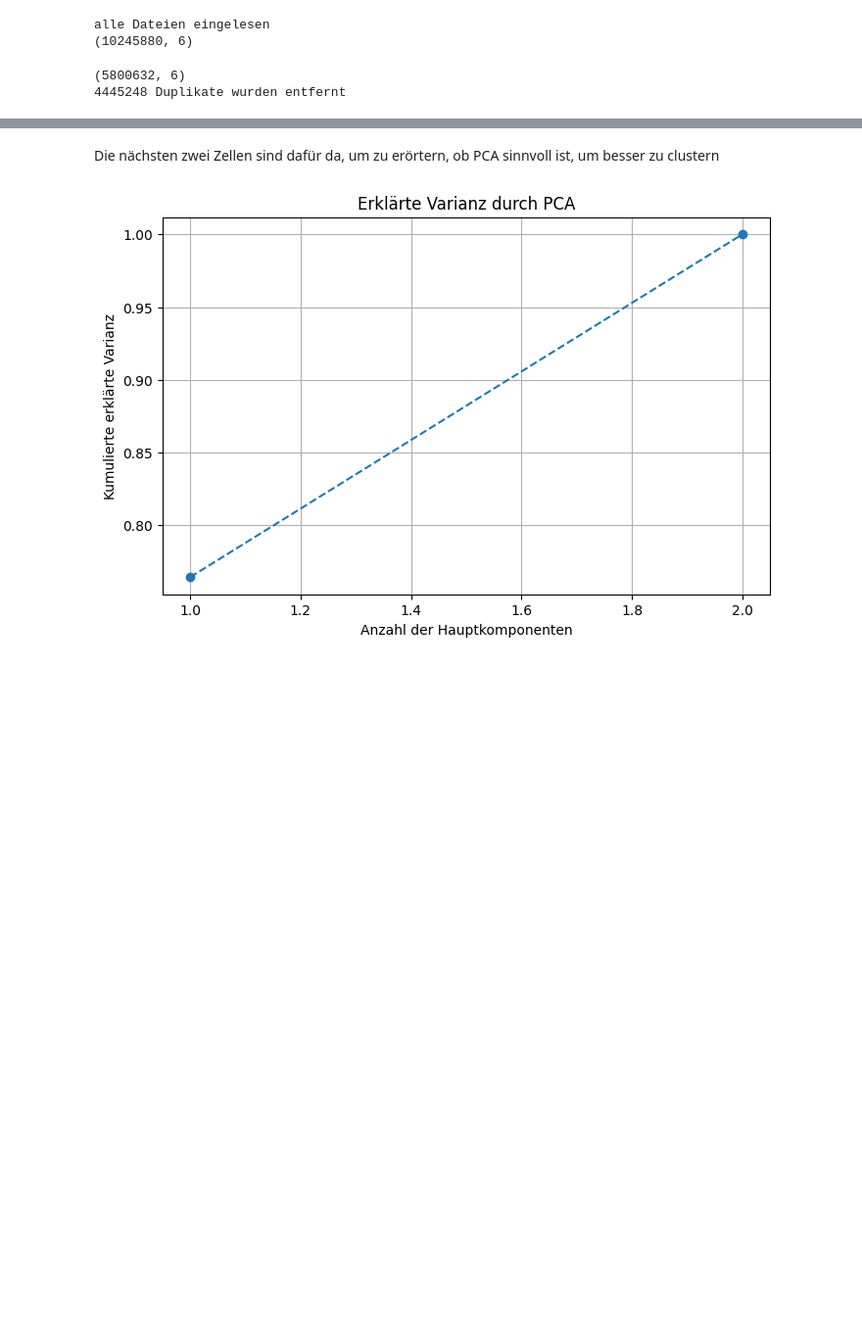
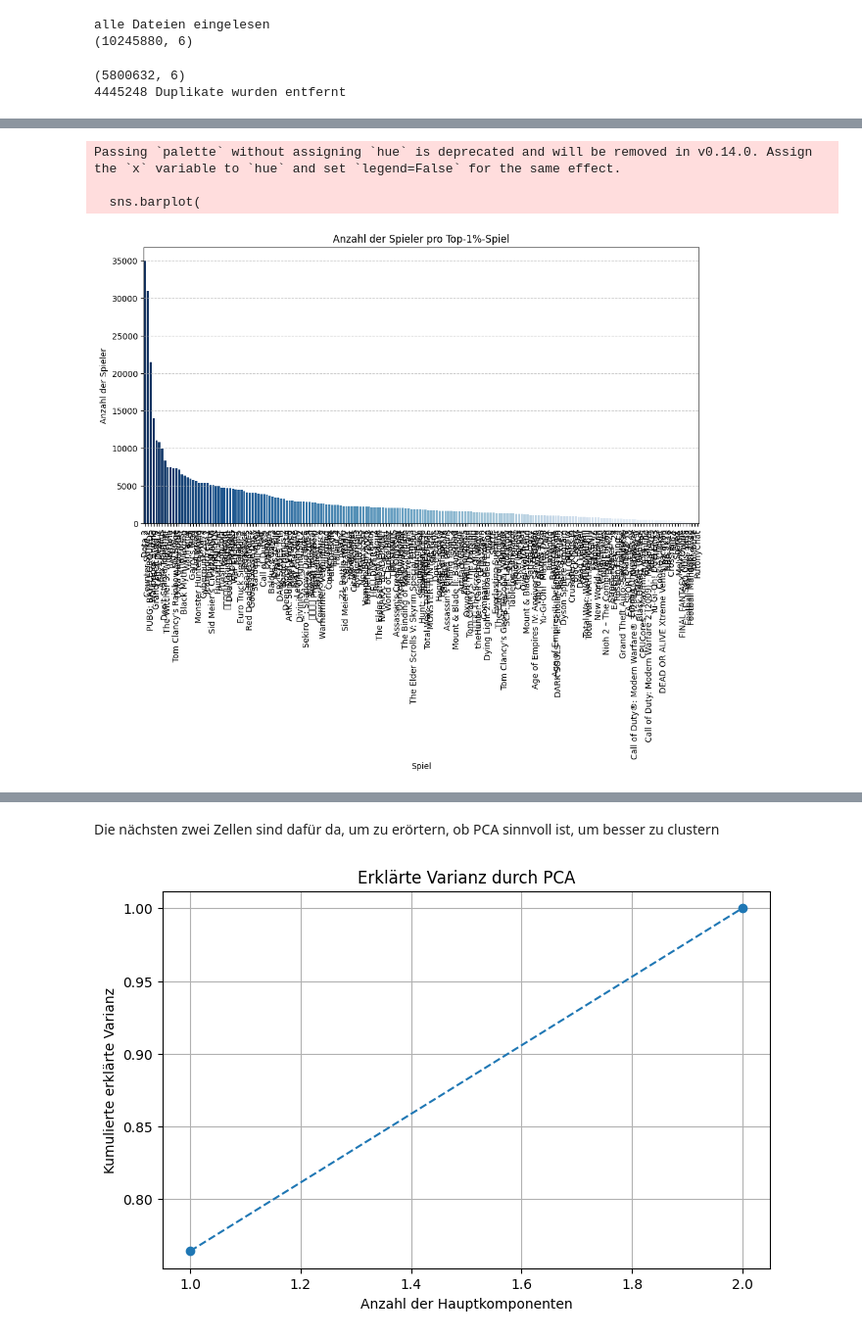
Before and after one commit to PaulUrs99/WebMining_final, a Jupyter notebook: Lucian/og_analysis_generate_final_dataset_substantial_players.ipynb, the cells around one changed output, grey strips where cells are left out. Shown: that part at 98% size. Drawn from its saved outputs; the diff is of its cells as text; code cells hidden in the pictures; blank space fills up the shorter version.

```diff
--- a/Lucian/og_analysis_generate_final_dataset_substantial_players.ipynb
+++ b/Lucian/og_analysis_generate_final_dataset_substantial_players.ipynb
@@ -126,0 +245,16 @@ print(df.shape)
+# %%
+# Obergrenze für die meistgespielten 1% der Spiele setzen
+upper_threshold = game_playtime['playtime_forever'].quantile(0.99)
+
+# Liste der Spiele, die in den oberen 1% liegen
+top_1_percent_games = game_playtime[game_playtime['playtime_forever'] >= upper_threshold]['appid']
+
+# Anzahl der Spieler pro Top-1%-Spiel berechnen & sortieren
+top_1_percent_player_counts_sorted = df_filtered_games[df_filtered_games['appid'].isin(top_1_percent_games)] \
+    .groupby('appid')['steam_64_id'].nunique().reset_index() \
+    .rename(columns={'steam_64_id': 'player_count'}) \
+    .sort_values(by='player_count', ascending=False)
+
+# Ergebnisse anzeigen
+print(upper_threshold)
+print(top_1_percent_player_counts_sorted)
@@ -126,0 +277,29 @@ print(df.shape)
+# %%
+import matplotlib.pyplot as plt
+import seaborn as sns
+
+# Spielnamen zur Top-1%-Spielerzahl-Tabelle hinzufügen
+top_1_percent_names = df_filtered_games.groupby('appid')['name'].agg(lambda x: x.mode()[0]).reset_index()
+top_1_percent_player_counts_sorted = top_1_percent_player_counts_sorted.merge(
+    top_1_percent_names, on='appid', how='left'
+)
+
+# Visualisierung der Anzahl der Spieler pro Spiel (Top 1% der meistgespielten Spiele)
+plt.figure(figsize=(12, 6))
+sns.barplot(
+    x=top_1_percent_player_counts_sorted['name'],
+    y=top_1_percent_player_counts_sorted['player_count'],
+    palette="Blues_r"
+)
+
+plt.xticks(rotation=90)  # Drehung der Namen für bessere Lesbarkeit
+plt.xlabel("Spiel")
+plt.ylabel("Anzahl der Spieler")
+plt.title("Anzahl der Spieler pro Top-1%-Spiel")
+plt.grid(axis="y", linestyle="--", alpha=0.7)
+plt.show()
+# %% [output]
+Passing `palette` without assigning `hue` is deprecated and will be removed in v0.14.0. Assign the `x` variable to `hue` and set `legend=False` for the same effect.
+
+  sns.barplot(
+[figure, added]
```
Also changed, not shown: parts of 18 cells of this notebook.
